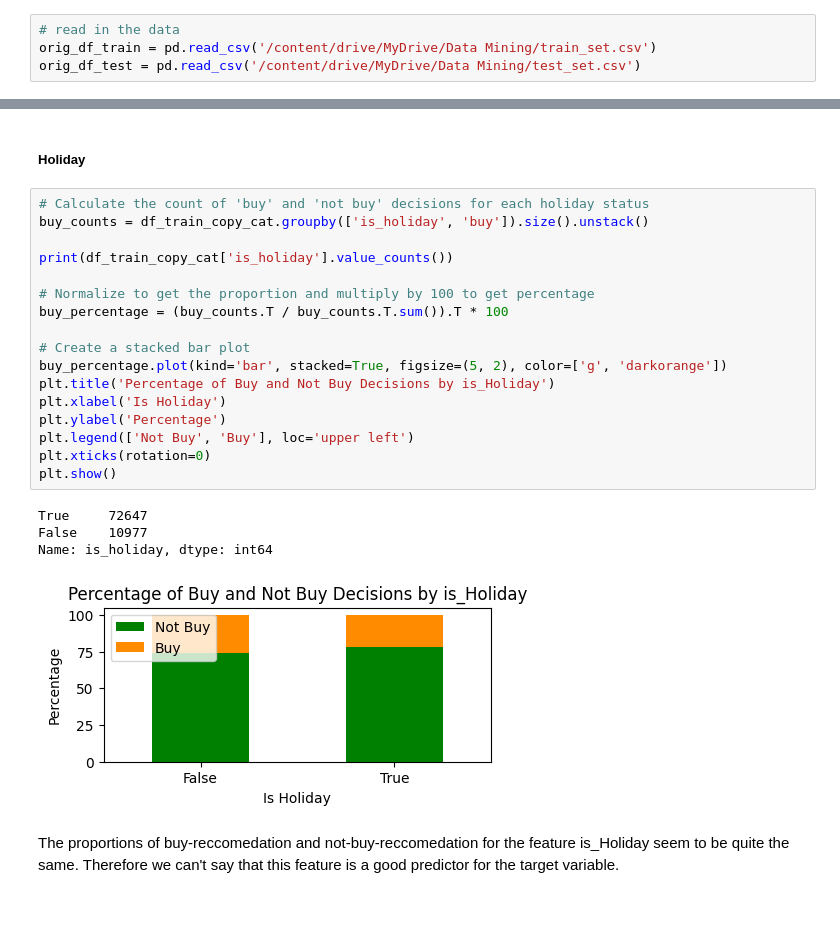
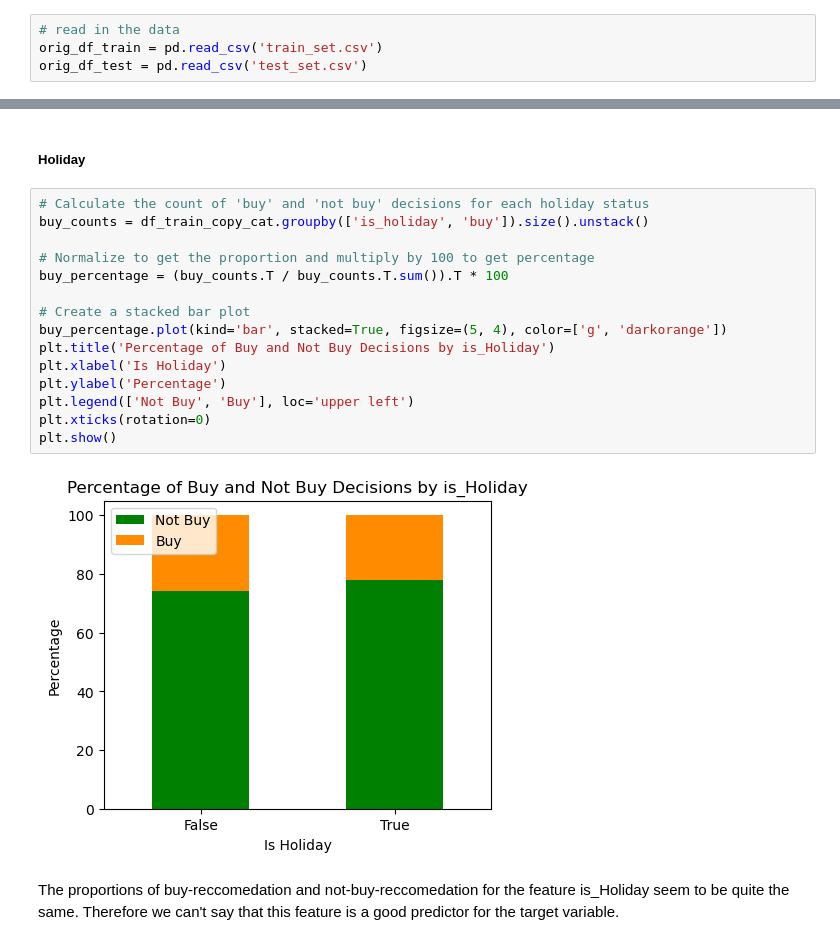
Before and after one commit to ahirsch-github/flight-price-prediction, a Jupyter notebook: flight_price_prediction_2_0.ipynb, the cells around one changed output, grey strips where cells are left out. Saved outputs shown, nothing was run; the diff lists cells and outputs as text; blank space fills up the shorter version.

```diff
--- a/flight_price_prediction_2_0.ipynb
+++ b/flight_price_prediction_2_0.ipynb
@@ -82,7 +77,7 @@ Drive already mounted at /content/drive; to attempt to forcibly remount, call dr
 # %%
 # read in the data
-orig_df_train = pd.read_csv('/content/drive/MyDrive/Data Mining/train_set.csv')
-orig_df_test = pd.read_csv('/content/drive/MyDrive/Data Mining/test_set.csv')
+orig_df_train = pd.read_csv('train_set.csv')
+orig_df_test = pd.read_csv('test_set.csv')
 # %% [markdown]
 ## Data Exploration and Feature Engineering ##
 # %% [markdown]
@@ -946,25 +923,20 @@ It seems that the percentage of buy-reccomendation is higher for departure hours
 # %%
 # Calculate the count of 'buy' and 'not buy' decisions for each holiday status
 buy_counts = df_train_copy_cat.groupby(['is_holiday', 'buy']).size().unstack()
-
-print(df_train_copy_cat['is_holiday'].value_counts())
 
 # Normalize to get the proportion and multiply by 100 to get percentage
 buy_percentage = (buy_counts.T / buy_counts.T.sum()).T * 100
 
 # Create a stacked bar plot
-buy_percentage.plot(kind='bar', stacked=True, figsize=(5, 2), color=['g', 'darkorange'])
+buy_percentage.plot(kind='bar', stacked=True, figsize=(5, 4), color=['g', 'darkorange'])
 plt.title('Percentage of Buy and Not Buy Decisions by is_Holiday')
 plt.xlabel('Is Holiday')
 plt.ylabel('Percentage')
 plt.legend(['Not Buy', 'Buy'], loc='upper left')
 plt.xticks(rotation=0)
 plt.show()
 # %% [output]
-True     72647
-False    10977
-Name: is_holiday, dtype: int64
-[figure, old version]
+[figure, new version]
 # %% [markdown]
 The proportions of buy-reccomedation and not-buy-reccomedation for the feature is_Holiday seem to be quite the same. Therefore we can't say that this feature is a good predictor for the target variable.
 # %% [markdown]
```
Also changed, not shown: parts of 72 cells of this notebook.
